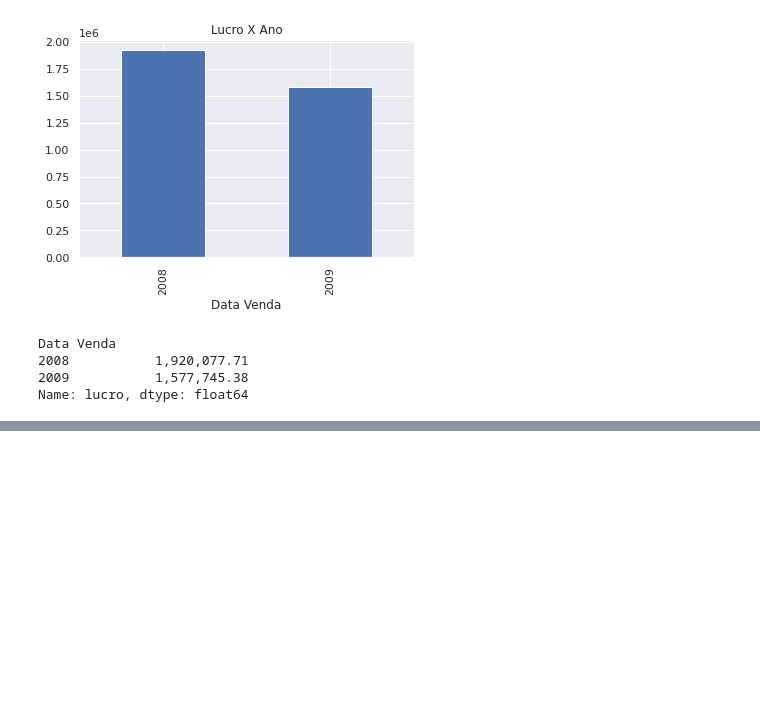
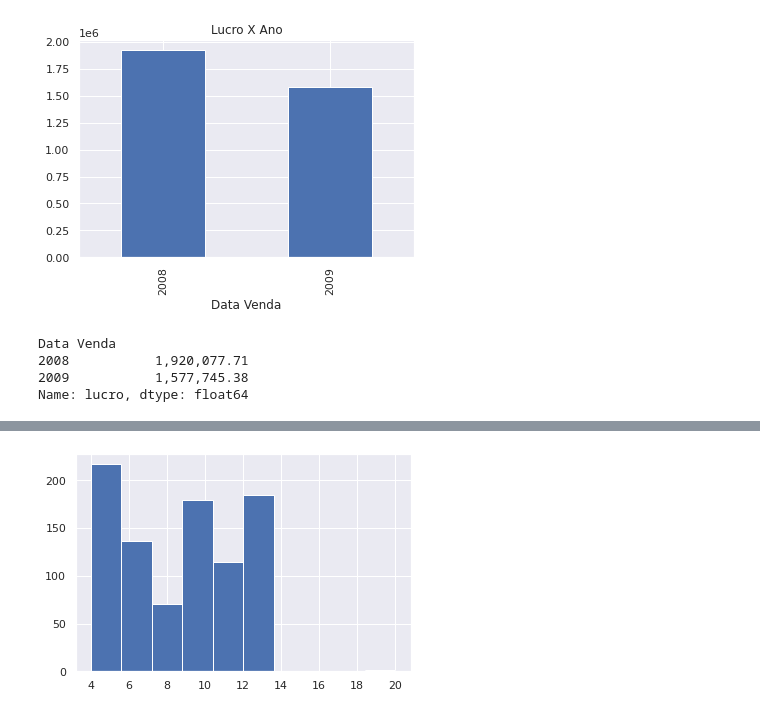
Before and after one commit to Francisco-Dougllas/Curso_DataScience_Dio.me, a Jupyter notebook: DIO.ipynb, the cells around one changed output, grey strips where cells are left out. Drawn from its saved outputs; the diff is of its cells as text; code cells hidden in the pictures; blank space fills up the shorter version.

```diff
--- a/DIO.ipynb
+++ b/DIO.ipynb
@@ -240,0 +267,5 @@ g_2009.plot(title='Lucro das Vendas Por Mes de 2009')
+# %%
+# Histograma
+plt.hist(df['Tempo_envio']);
+# %% [output]
+[figure, added]
```
Also changed, not shown: parts of 21 cells of this notebook.
